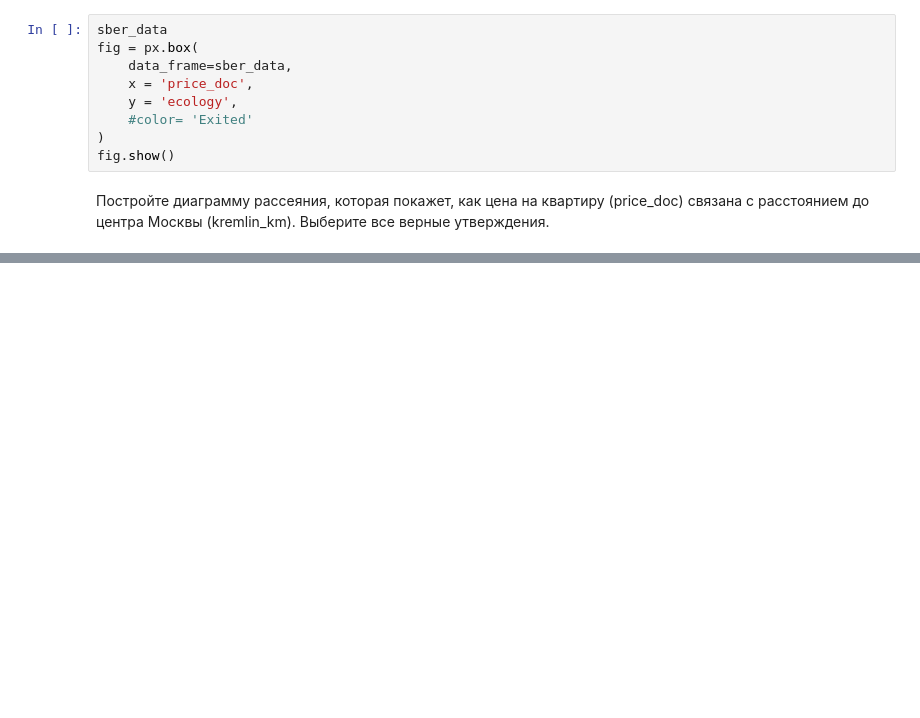
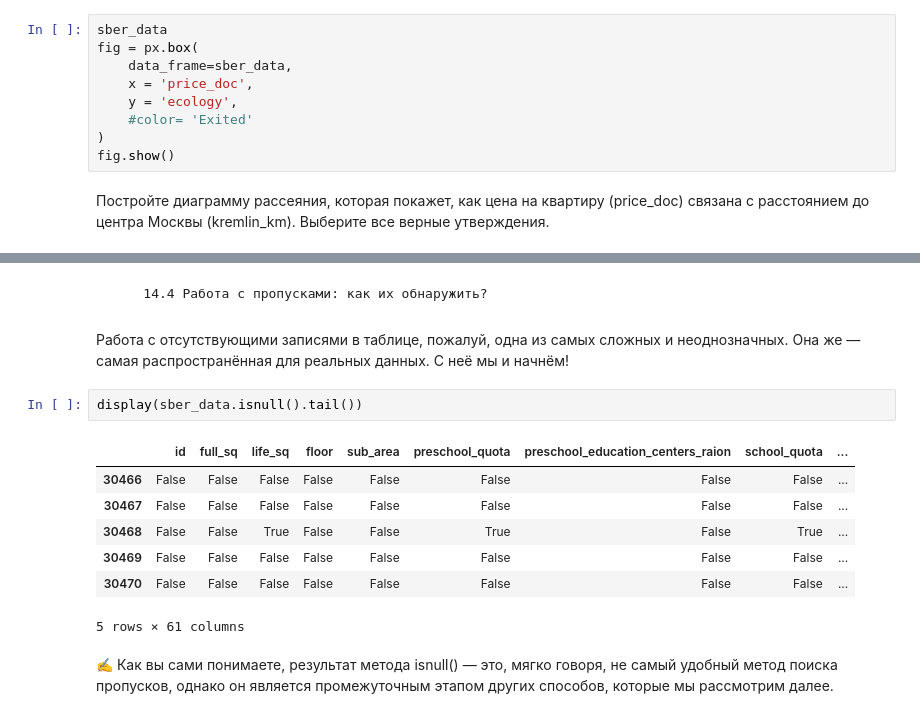
Before and after one commit to BubbleGama4ok/test, a Jupyter notebook: PY_14_Анализ данных/PY_14.Анализ данных.ipynb, the cells around one changed output, grey strips where cells are left out. Drawn from its saved outputs; the diff is of its cells as text; blank space fills up the shorter version.

```diff
--- a/PY_14_Анализ данных/PY_14.Анализ данных.ipynb
+++ b/PY_14_Анализ данных/PY_14.Анализ данных.ipynb
@@ -92,0 +91,16 @@ NameError: name 'px' is not defined
+# %% [markdown]
+        14.4 Работа с пропусками: как их обнаружить?
+# %% [markdown]
+Работа с отсутствующими записями в таблице, пожалуй, одна из самых сложных и неоднозначных. Она же — самая распространённая для реальных данных. С неё мы и начнём!
+# %%
+display(sber_data.isnull().tail())
+# %% [output]
+|  | id | full_sq | life_sq | floor | sub_area | preschool_quota | preschool_education_centers_raion | school_quota | ... |
+| 30466 | False | False | False | False | False | False | False | False | ... |
+| 30467 | False | False | False | False | False | False | False | False | ... |
+| 30468 | False | False | True | False | False | True | False | True | ... |
+| 30469 | False | False | False | False | False | False | False | False | ... |
+| 30470 | False | False | False | False | False | False | False | False | ... |
+5 rows × 61 columns
+# %% [markdown]
+✍️ Как вы сами понимаете, результат метода isnull() — это, мягко говоря, не самый удобный метод поиска пропусков, однако он является промежуточным этапом других способов, которые мы рассмотрим далее.
```
Also changed, not shown: parts of 10 cells of this notebook.
